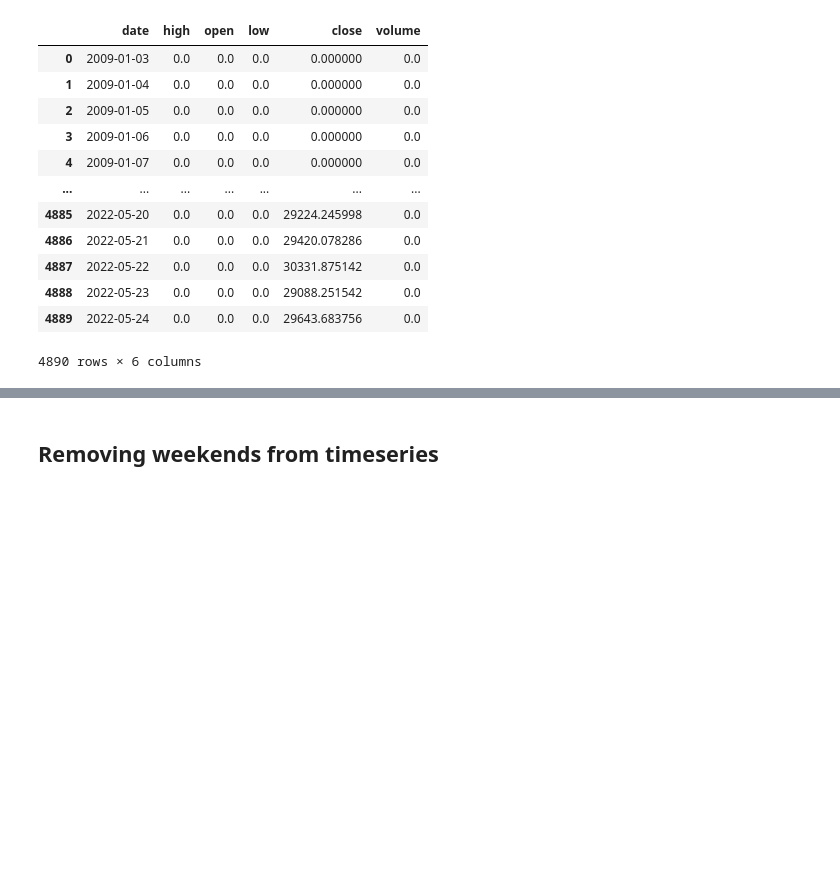
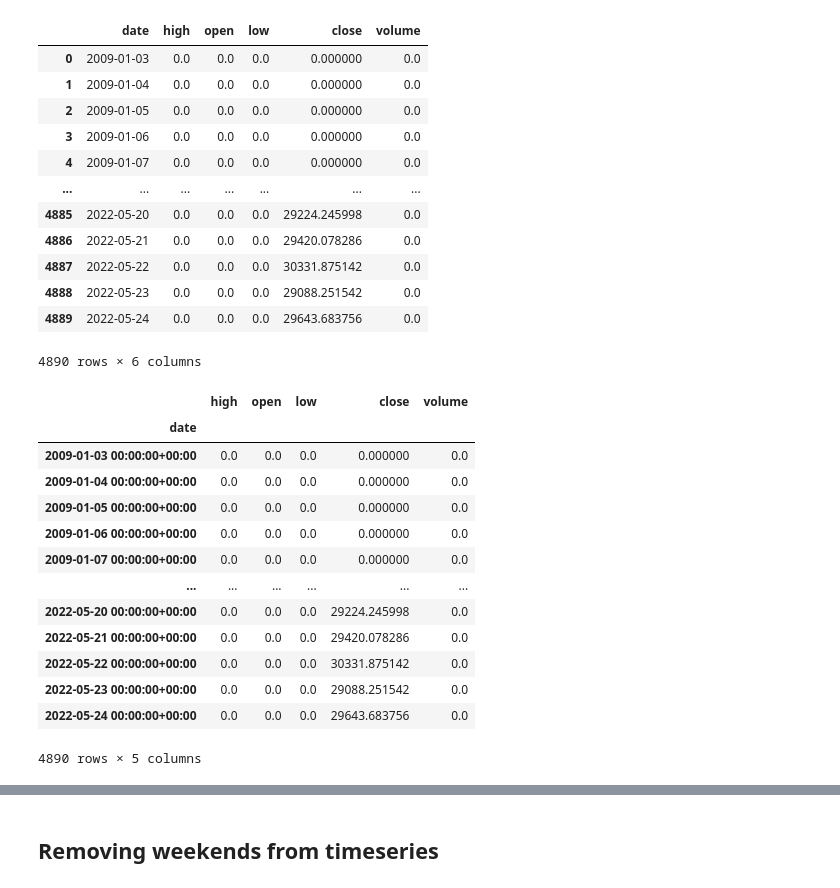
Before and after one commit to francoishcm/BackTesting, a Jupyter notebook: Zipline_Reloaded_BacktestEngine_7_05072022.ipynb, the cells around one changed output, grey strips where cells are left out. Saved outputs shown, nothing was run; the diff lists cells and outputs as text; code cells hidden in the pictures; blank space fills up the shorter version.

```diff
--- a/Zipline_Reloaded_BacktestEngine_7_05072022.ipynb
+++ b/Zipline_Reloaded_BacktestEngine_7_05072022.ipynb
@@ -1335,12 +1260,27 @@ display(raw_data.isnull().sum())
 #display null values
 raw_data[raw_data['close'].isnull()]
 # %%
-# convert time_date col to datetime64 dtype
-raw_data['date'] = pd.to_datetime(raw_data['date'], utc=True)
 
-raw_data.set_index('date', inplace=True)
+new['date'] = pd.to_datetime(new['date'], utc=True)
 
-print(raw_data.index.date)
+new.set_index('date', inplace=True)
+
+new
+# %% [output]
+|  | high | open | low | close | volume |
+| date |  |  |  |  |  |
+| 2009-01-03 00:00:00+00:00 | 0.0 | 0.0 | 0.0 | 0.000000 | 0.0 |
+| 2009-01-04 00:00:00+00:00 | 0.0 | 0.0 | 0.0 | 0.000000 | 0.0 |
+| 2009-01-05 00:00:00+00:00 | 0.0 | 0.0 | 0.0 | 0.000000 | 0.0 |
+| 2009-01-06 00:00:00+00:00 | 0.0 | 0.0 | 0.0 | 0.000000 | 0.0 |
+| 2009-01-07 00:00:00+00:00 | 0.0 | 0.0 | 0.0 | 0.000000 | 0.0 |
+| ... | ... | ... | ... | ... | ... |
+| 2022-05-20 00:00:00+00:00 | 0.0 | 0.0 | 0.0 | 29224.245998 | 0.0 |
+| 2022-05-21 00:00:00+00:00 | 0.0 | 0.0 | 0.0 | 29420.078286 | 0.0 |
+| 2022-05-22 00:00:00+00:00 | 0.0 | 0.0 | 0.0 | 30331.875142 | 0.0 |
+| 2022-05-23 00:00:00+00:00 | 0.0 | 0.0 | 0.0 | 29088.251542 | 0.0 |
+| 2022-05-24 00:00:00+00:00 | 0.0 | 0.0 | 0.0 | 29643.683756 | 0.0 |
+4890 rows × 5 columns
 # %%
 from zipline import get_calendar
 
```
Also changed, not shown: parts of 12 cells of this notebook.
